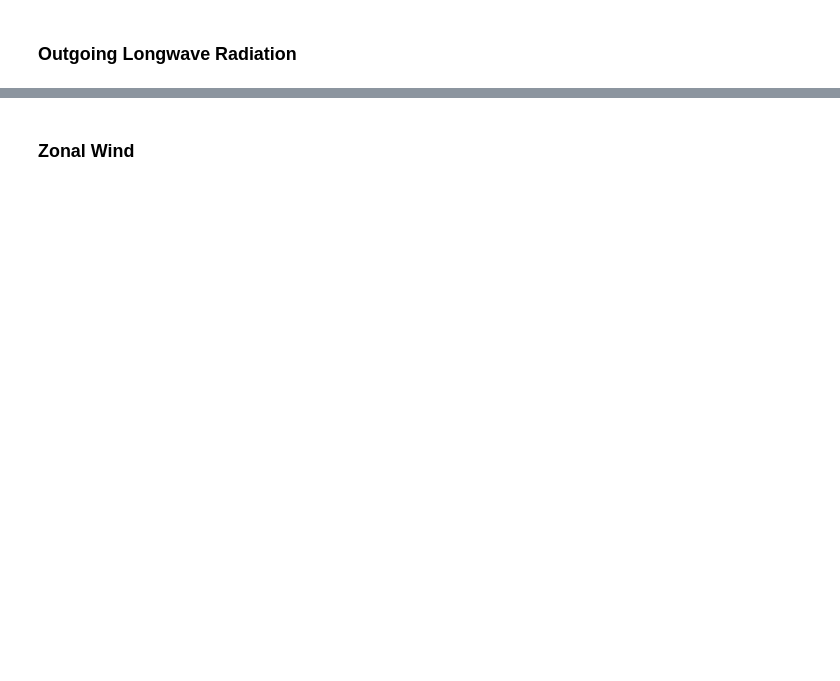
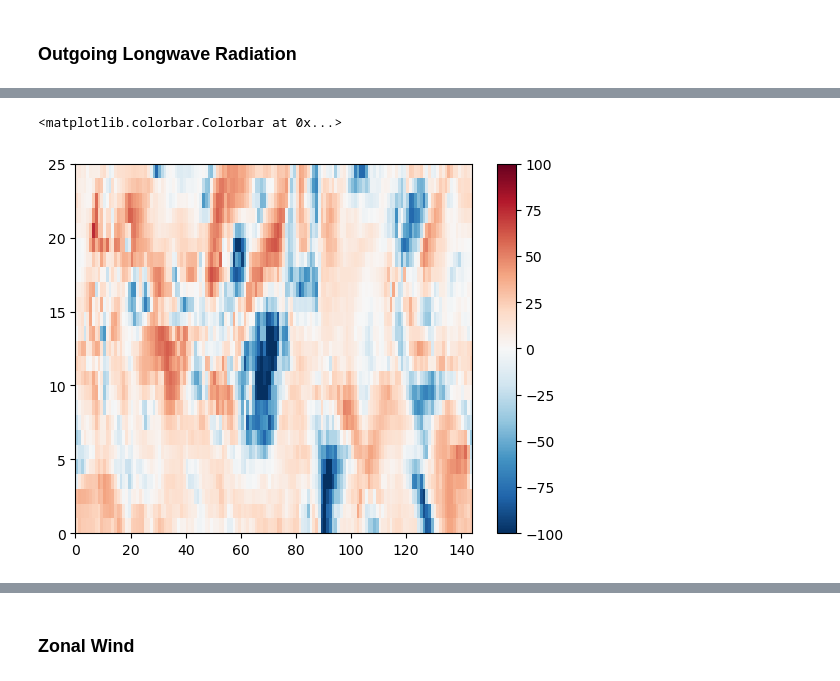
Before and after one commit to r-ford/spectral-analysis-cookbook, a Jupyter notebook: notebooks/ml-application.ipynb, the cells around one changed output, grey strips where cells are left out. Cells and saved outputs as stored; diff of their text form; code cells hidden in the pictures; blank space fills up the shorter version.

Commit message:
Implemented data preprocessing and starting model training

```diff
--- a/notebooks/ml-application.ipynb
+++ b/notebooks/ml-application.ipynb
@@ -129,0 +226,37 @@ conservative
+# %%
+def remove_seasonal_cycle_harmonic(data, n_harmonics=4, year_period=12):
+    """
+    Remove seasonal cycle using harmonic regression.
+
+    Parameters
+    ----------
+    data : ndarray
+        3D array with shape (time, lat, lon). No NaN values.
+    n_harmonics : int
+        Number of harmonic pairs (sin/cos) to fit (default: 4).
+    year_period : float
+        Period of the seasonal cycle in time units (default: 12 months).
+
+    Returns
+    -------
+    anomalies : ndarray
+        Data with seasonal cycle removed, same shape as input.
+    """
+    n_time, n_lat, n_lon = data.shape
+    data_2d = data.reshape(n_time, -1)
+
+    # Build design matrix: 1 constant + n_harmonics sin/cos pairs
+    t = np.arange(n_time)
+    X = np.ones((n_time, 2 * n_harmonics + 1))
+    for i in range(1, n_harmonics + 1):
+        X[:, 2*i - 1] = np.sin(i * 2 * np.pi * t / year_period)
+        X[:, 2*i] = np.cos(i * 2 * np.pi * t / year_period)
+
+    # Solve via least squares and subtract seasonal component
+    coeffs = np.linalg.lstsq(X, data_2d, rcond=None)[0]
+    anomalies = data_2d - X @ coeffs
+
+    return anomalies.reshape(n_time, n_lat, n_lon)
+
+olr_anom_harmon_daily_ds = remove_seasonal_cycle_harmonic(olr_daily_ds.olr.values, n_harmonics=4, year_period=365.25)
+olr_anom_harmon_daily_ds
@@ -129,0 +397,6 @@ conservative
+# %%
+plt.pcolormesh(olr_anom_harmon_daily_ds[0, :, :], cmap='RdBu_r', vmax=100, vmin=-100)
+plt.colorbar()
+# %% [output]
+<matplotlib.colorbar.Colorbar at 0x...>
+[figure, added]
```
Also changed, not shown: parts of 26 cells of this notebook, 1 other file.
